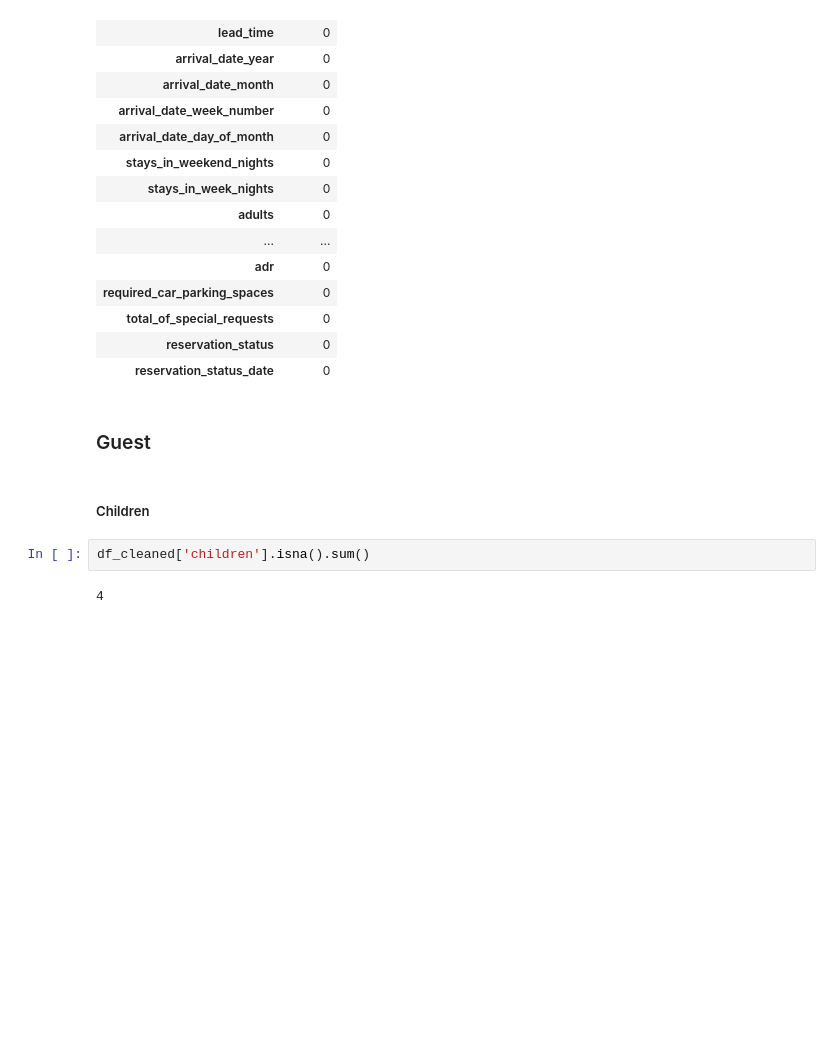
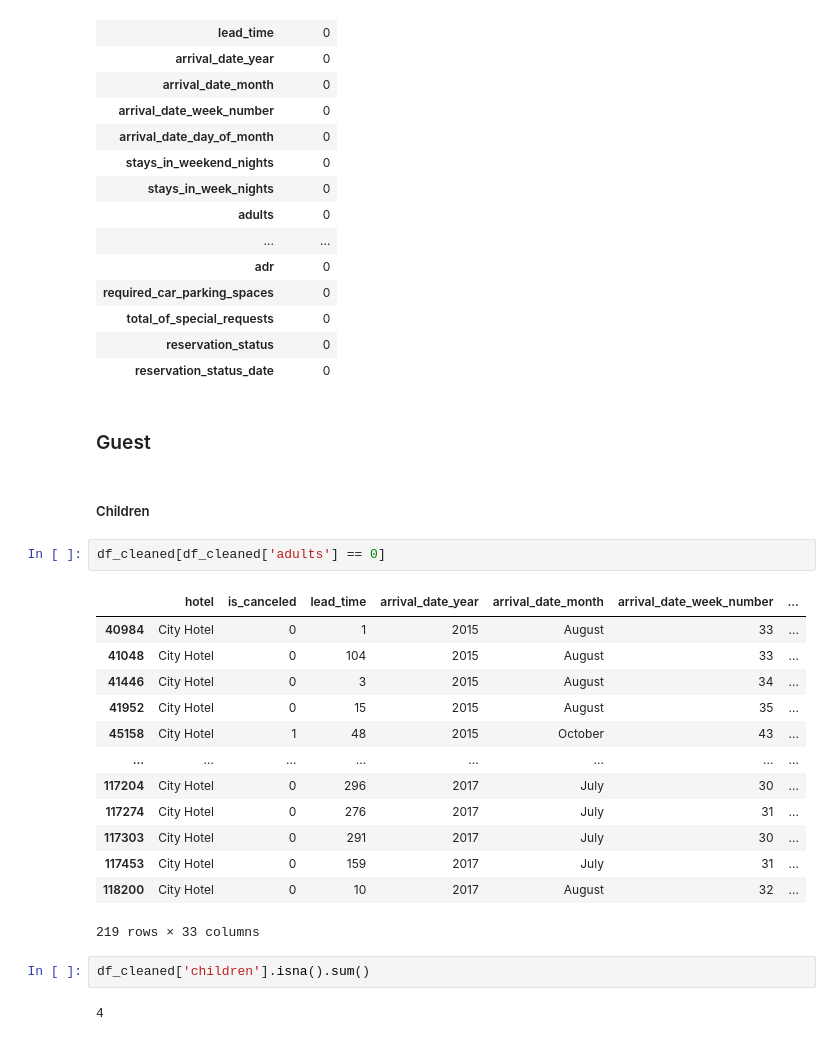
Before and after one commit to fakhrihisyam24/Hotel-Booking-Prediction, a Jupyter notebook: finpro_copy.ipynb, the cells around one changed output. Saved outputs shown, nothing was run; the diff lists cells and outputs as text; blank space fills up the shorter version.

```diff
--- a/finpro_copy.ipynb
+++ b/finpro_copy.ipynb
@@ -523,6 +539,22 @@ missing
 ### Guest
 # %% [markdown]
 ##### Children
+# %%
+df_cleaned[df_cleaned['adults'] == 0]
+# %% [output]
+|  | hotel | is_canceled | lead_time | arrival_date_year | arrival_date_month | arrival_date_week_number | ... |
+| 40984 | City Hotel | 0 | 1 | 2015 | August | 33 | ... |
+| 41048 | City Hotel | 0 | 104 | 2015 | August | 33 | ... |
+| 41446 | City Hotel | 0 | 3 | 2015 | August | 34 | ... |
+| 41952 | City Hotel | 0 | 15 | 2015 | August | 35 | ... |
+| 45158 | City Hotel | 1 | 48 | 2015 | October | 43 | ... |
+| ... | ... | ... | ... | ... | ... | ... | ... |
+| 117204 | City Hotel | 0 | 296 | 2017 | July | 30 | ... |
+| 117274 | City Hotel | 0 | 276 | 2017 | July | 31 | ... |
+| 117303 | City Hotel | 0 | 291 | 2017 | July | 30 | ... |
+| 117453 | City Hotel | 0 | 159 | 2017 | July | 31 | ... |
+| 118200 | City Hotel | 0 | 10 | 2017 | August | 32 | ... |
+219 rows × 33 columns
 # %%
 df_cleaned['children'].isna().sum()
 # %% [output]
```
Also changed, not shown: parts of 17 cells of this notebook.
